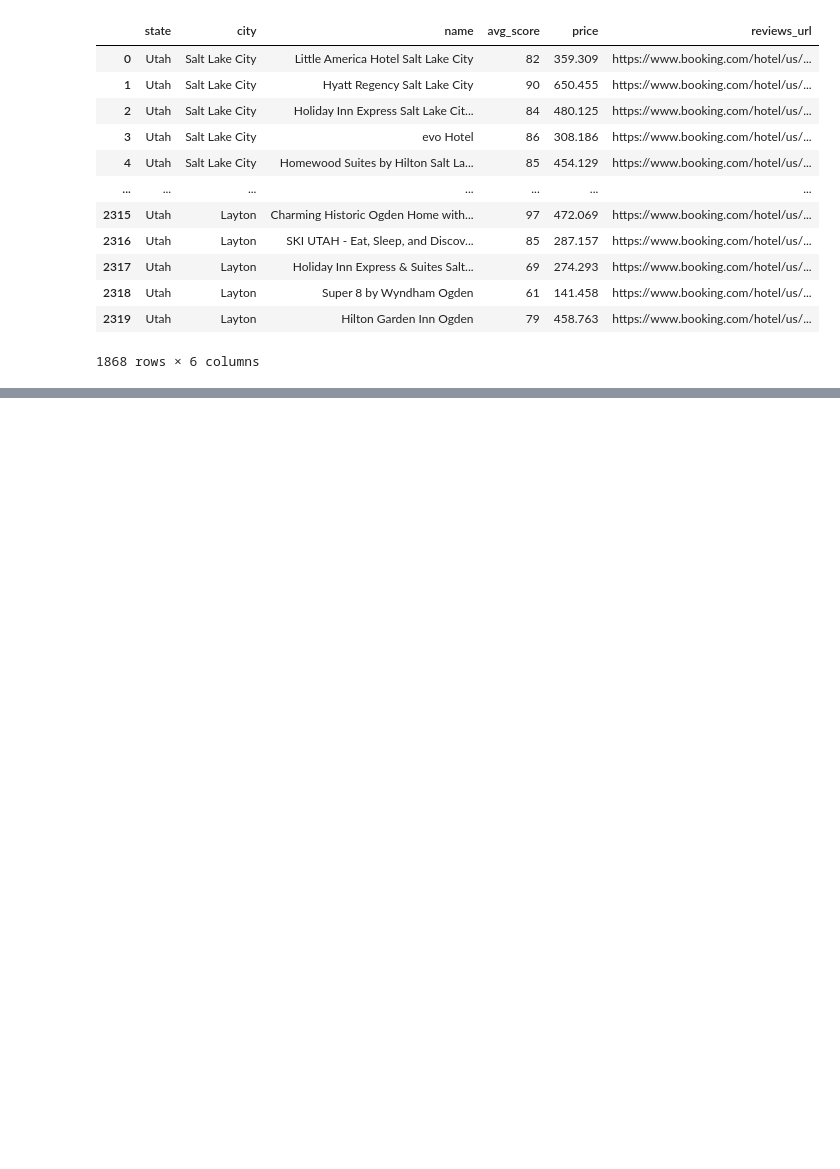
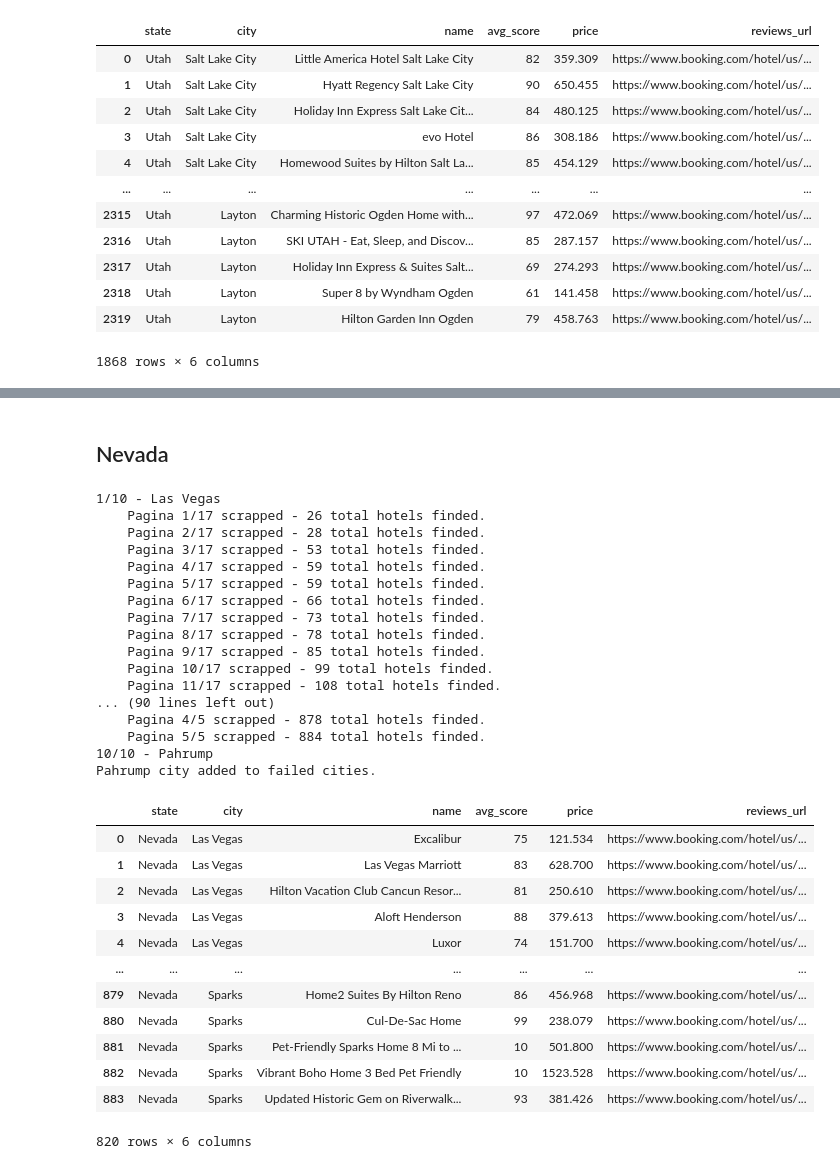
Before and after one commit to LeonardoCostaH/PF_DS_YELP, a Jupyter notebook: scrapping/02_hotels.ipynb, the cells around one changed output, grey strips where cells are left out. Cells and saved outputs as stored; diff of their text form; code cells hidden in the pictures; blank space fills up the shorter version.

```diff
--- a/scrapping/02_hotels.ipynb
+++ b/scrapping/02_hotels.ipynb
@@ -68,0 +178,36 @@ utah_hotels
+# %% [markdown]
+## Nevada
+# %%
+nevada_hotels = scrape("NV")
+nevada_hotels
+# %% [output]
+1/10 - Las Vegas
+    Pagina 1/17 scrapped - 26 total hotels finded.
+    Pagina 2/17 scrapped - 28 total hotels finded.
+    Pagina 3/17 scrapped - 53 total hotels finded.
+    Pagina 4/17 scrapped - 59 total hotels finded.
+    Pagina 5/17 scrapped - 59 total hotels finded.
+    Pagina 6/17 scrapped - 66 total hotels finded.
+    Pagina 7/17 scrapped - 73 total hotels finded.
+    Pagina 8/17 scrapped - 78 total hotels finded.
+    Pagina 9/17 scrapped - 85 total hotels finded.
+    Pagina 10/17 scrapped - 99 total hotels finded.
+    Pagina 11/17 scrapped - 108 total hotels finded.
+... (90 lines left out)
+    Pagina 4/5 scrapped - 878 total hotels finded.
+    Pagina 5/5 scrapped - 884 total hotels finded.
+10/10 - Pahrump
+Pahrump city added to failed cities.
+|  | state | city | name | avg_score | price | reviews_url |
+| 0 | Nevada | Las Vegas | Excalibur | 75 | 121.534 | https://www.booking.com/hotel/us/... |
+| 1 | Nevada | Las Vegas | Las Vegas Marriott | 83 | 628.700 | https://www.booking.com/hotel/us/... |
+| 2 | Nevada | Las Vegas | Hilton Vacation Club Cancun Resor... | 81 | 250.610 | https://www.booking.com/hotel/us/... |
+| 3 | Nevada | Las Vegas | Aloft Henderson | 88 | 379.613 | https://www.booking.com/hotel/us/... |
+| 4 | Nevada | Las Vegas | Luxor | 74 | 151.700 | https://www.booking.com/hotel/us/... |
+| ... | ... | ... | ... | ... | ... | ... |
+| 879 | Nevada | Sparks | Home2 Suites By Hilton Reno | 86 | 456.968 | https://www.booking.com/hotel/us/... |
+| 880 | Nevada | Sparks | Cul-De-Sac Home | 99 | 238.079 | https://www.booking.com/hotel/us/... |
+| 881 | Nevada | Sparks | Pet-Friendly Sparks Home 8 Mi to ... | 10 | 501.800 | https://www.booking.com/hotel/us/... |
+| 882 | Nevada | Sparks | Vibrant Boho Home 3 Bed Pet Friendly | 10 | 1523.528 | https://www.booking.com/hotel/us/... |
+| 883 | Nevada | Sparks | Updated Historic Gem on Riverwalk... | 93 | 381.426 | https://www.booking.com/hotel/us/... |
+820 rows × 6 columns
```
Also changed, not shown: parts of 19 cells of this notebook, 12 other files.
